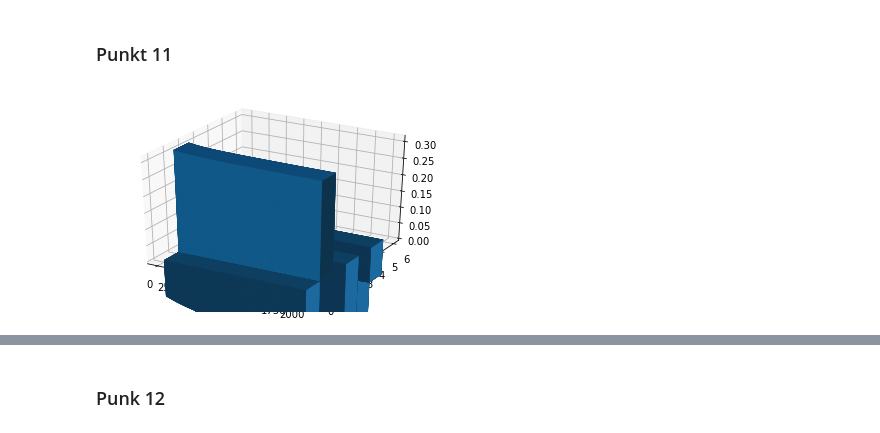
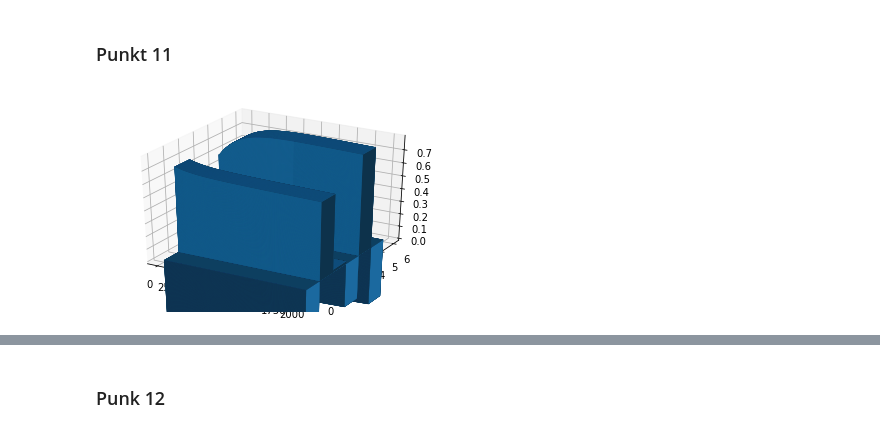
Before and after one commit to TheCommonCold/UM-lab-7-8, a Jupyter notebook: UM-lab7.ipynb, the cells around one changed output, grey strips where cells are left out. Drawn from its saved outputs; the diff is of its cells as text; code cells hidden in the pictures.

```diff
--- a/UM-lab7.ipynb
+++ b/UM-lab7.ipynb
@@ -186,24 +161,6 @@ array([0, 1, 0, 1])
 # %% [markdown]
 ### Punkt 11
 # %%
-clf = MLPClassifier(solver='sgd', alpha=1e-5, hidden_layer_sizes=(2), activation='logistic', random_state=1, max_iter=1, warm_start=True)
-
-def plot_loss_10(clf, X, y):
-    licz=np.zeros(2000)
-    accu=np.zeros(2000)
-    loss=np.zeros(2000)
-    for j in range(10):
-        print(j," out of ",10)
-        for i in range(2000):
-            clf.fit(X, y)
-            licz[i]=i
-            accu[i] += clf.score(X,y)
-            loss[i] += clf.loss_
-
-    accu = accu/10
-    loss = loss/10
-    plt.plot(licz,accu,loss)
-
 def plot_coefs(clf, in_, out):
     fig = plt.figure()
     ax = fig.gca(projection='3d')
@@ -214,32 +171,32 @@ def plot_coefs(clf, in_, out):
         clf.fit(in_, out)
         X.append(i)
         Z.append([clf.coefs_[0][0][0],clf.coefs_[0][0][1],clf.coefs_[0][1][0],clf.coefs_[0][1][1],clf.coefs_[1][0][0],clf.coefs_[1][1][0]])
 
     X, Y = np.meshgrid(X,Y)
 
     X = X.ravel()
     Y = Y.ravel()
     top = [[],[],[],[],[],[]]
     for i in Z:
         top[0].append(i[0])
         top[1].append(i[1])
         top[2].append(i[2])
         top[3].append(i[3])
         top[4].append(i[4])
         top[5].append(i[5])
 
     top = top[0]+top[1]+top[2]+top[3]+top[4]+top[5]
 
 
     # Construct arrays with the dimensions for the 16 bars.
 
     bottom = np.zeros_like(top)
 
     width = depth = 1
 
     ax.bar3d(X, Y, bottom, width, depth, top, shade=True)
 
-#plot_loss_10(clf, X, y)
+clf = MLPClassifier(solver='sgd', alpha=1e-5, hidden_layer_sizes=(2), activation='logistic', random_state=55, max_iter=1, warm_start=True)
 plot_coefs(clf, X, y)
 # %% [output]
-[figure, old version]
+[figure, new version]
```
Also changed, not shown: parts of 11 cells of this notebook, 3 other files.
